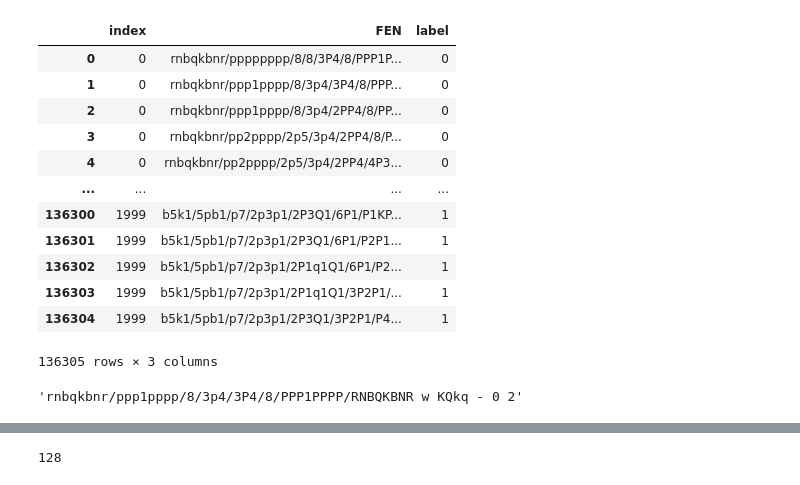
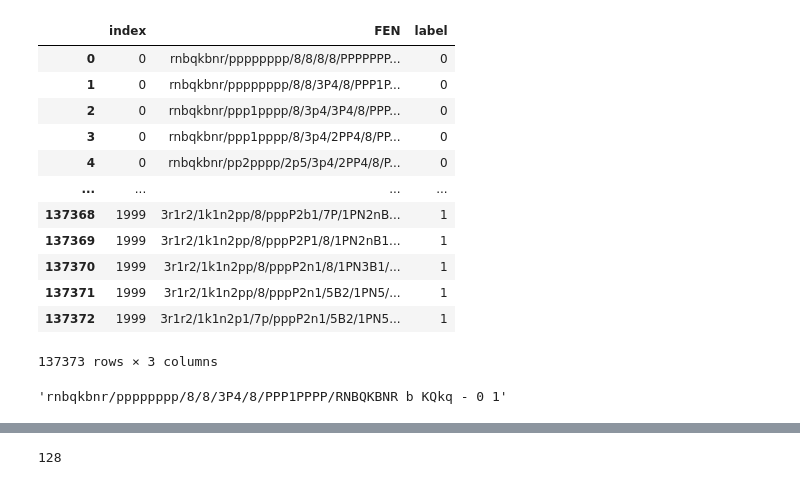
Before and after one commit to PJWSTK-Data-Science-Dojo/chess-cheater, a Jupyter notebook: model_training/model_training_lstm_on_full_games.ipynb, the cells around one changed output, grey strips where cells are left out. Cells and saved outputs as stored; diff of their text form; code cells hidden in the pictures.

```diff
--- a/model_training/model_training_lstm_on_full_games.ipynb
+++ b/model_training/model_training_lstm_on_full_games.ipynb
@@ -1,31 +1,31 @@
 # %%
 # READ IN DATA
 
 import pandas as pd
 
-df = pd.read_csv('dataset_lstm.csv')[['index', 'FEN', 'label']]
+df = pd.read_csv(r'D:\Programowanie\Projekty\chess_cheater_project\preprocessed_data\dataset_lstm.csv')[['index', 'FEN', 'label']]
 
 # df = df[df['index'] < 1000]
 # df['index'] = df['index'] + df['label'] * 1000
 df
 # %% [output]
 |  | index | FEN | label |
-| 0 | 0 | rnbqkbnr/pppppppp/8/8/3P4/8/PPP1P... | 0 |
-| 1 | 0 | rnbqkbnr/ppp1pppp/8/3p4/3P4/8/PPP... | 0 |
-| 2 | 0 | rnbqkbnr/ppp1pppp/8/3p4/2PP4/8/PP... | 0 |
-| 3 | 0 | rnbqkbnr/pp2pppp/2p5/3p4/2PP4/8/P... | 0 |
-| 4 | 0 | rnbqkbnr/pp2pppp/2p5/3p4/2PP4/4P3... | 0 |
+| 0 | 0 | rnbqkbnr/pppppppp/8/8/8/8/PPPPPPP... | 0 |
+| 1 | 0 | rnbqkbnr/pppppppp/8/8/3P4/8/PPP1P... | 0 |
+| 2 | 0 | rnbqkbnr/ppp1pppp/8/3p4/3P4/8/PPP... | 0 |
+| 3 | 0 | rnbqkbnr/ppp1pppp/8/3p4/2PP4/8/PP... | 0 |
+| 4 | 0 | rnbqkbnr/pp2pppp/2p5/3p4/2PP4/8/P... | 0 |
 | ... | ... | ... | ... |
-| 136300 | 1999 | b5k1/5pb1/p7/2p3p1/2P3Q1/6P1/P1KP... | 1 |
-| 136301 | 1999 | b5k1/5pb1/p7/2p3p1/2P3Q1/6P1/P2P1... | 1 |
-| 136302 | 1999 | b5k1/5pb1/p7/2p3p1/2P1q1Q1/6P1/P2... | 1 |
-| 136303 | 1999 | b5k1/5pb1/p7/2p3p1/2P1q1Q1/3P2P1/... | 1 |
-| 136304 | 1999 | b5k1/5pb1/p7/2p3p1/2P3Q1/3P2P1/P4... | 1 |
+| 137368 | 1999 | 3r1r2/1k1n2pp/8/pppP2b1/7P/1PN2nB... | 1 |
+| 137369 | 1999 | 3r1r2/1k1n2pp/8/pppP2P1/8/1PN2nB1... | 1 |
+| 137370 | 1999 | 3r1r2/1k1n2pp/8/pppP2n1/8/1PN3B1/... | 1 |
+| 137371 | 1999 | 3r1r2/1k1n2pp/8/pppP2n1/5B2/1PN5/... | 1 |
+| 137372 | 1999 | 3r1r2/1k1n2p1/7p/pppP2n1/5B2/1PN5... | 1 |
-136305 rows × 3 columns
+137373 rows × 3 columns
 # %%
 df['FEN'][1]
 # %% [output]
-'rnbqkbnr/ppp1pppp/8/3p4/3P4/8/PPP1PPPP/RNBQKBNR w KQkq - 0 2'
+'rnbqkbnr/pppppppp/8/8/3P4/8/PPP1PPPP/RNBQKBNR b KQkq - 0 1'
 # %%
 # ADD COLUMN "NEXT_FEN" WHICH REPRESENTS STATE OF THE BOARD IN STATE = T+1
 
```
Also changed, not shown: parts of 9 cells of this notebook, 5 other files.
